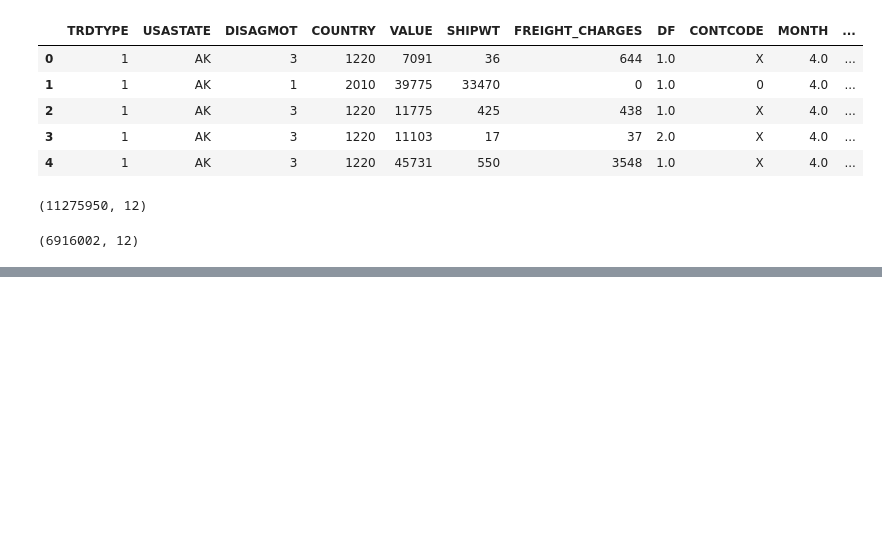
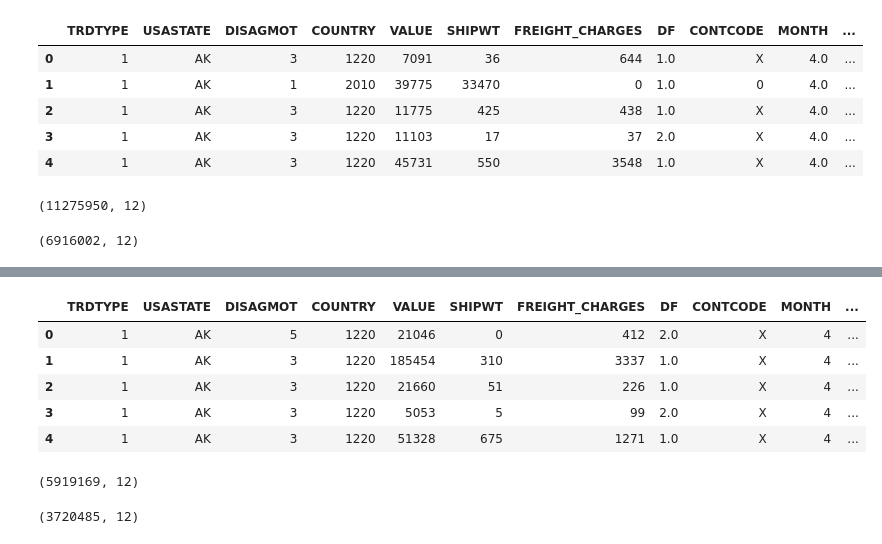
Before and after one commit to llawlaw23/bts-transportation-analysis, a Jupyter notebook: analysis.ipynb, the cells around one changed output, grey strips where cells are left out. Drawn from its saved outputs; the diff is of its cells as text; code cells hidden in the pictures; blank space fills up the shorter version.

```diff
--- a/analysis.ipynb
+++ b/analysis.ipynb
@@ -390,0 +457,15 @@ Data_2022_cleaned.shape
+# %%
+Data_2023_1 = Data_2023.drop(columns=["DEPE", "MEXSTATE", "CANPROV"])
+# %%
+Data_2023_1.head(5)
+# %% [output]
+|  | TRDTYPE | USASTATE | DISAGMOT | COUNTRY | VALUE | SHIPWT | FREIGHT_CHARGES | DF | CONTCODE | MONTH | ... |
+| 0 | 1 | AK | 5 | 1220 | 21046 | 0 | 412 | 2.0 | X | 4 | ... |
+| 1 | 1 | AK | 3 | 1220 | 185454 | 310 | 3337 | 1.0 | X | 4 | ... |
+| 2 | 1 | AK | 3 | 1220 | 21660 | 51 | 226 | 1.0 | X | 4 | ... |
+| 3 | 1 | AK | 3 | 1220 | 5053 | 5 | 99 | 2.0 | X | 4 | ... |
+| 4 | 1 | AK | 3 | 1220 | 51328 | 675 | 1271 | 1.0 | X | 4 | ... |
+# %%
+Data_2023_1.shape
+# %% [output]
+(5919169, 12)
@@ -390,0 +476,4 @@ Data_2022_cleaned.shape
+# %%
+Data_2023_cleaned.shape
+# %% [output]
+(3720485, 12)
```
Also changed, not shown: parts of 24 cells of this notebook.
